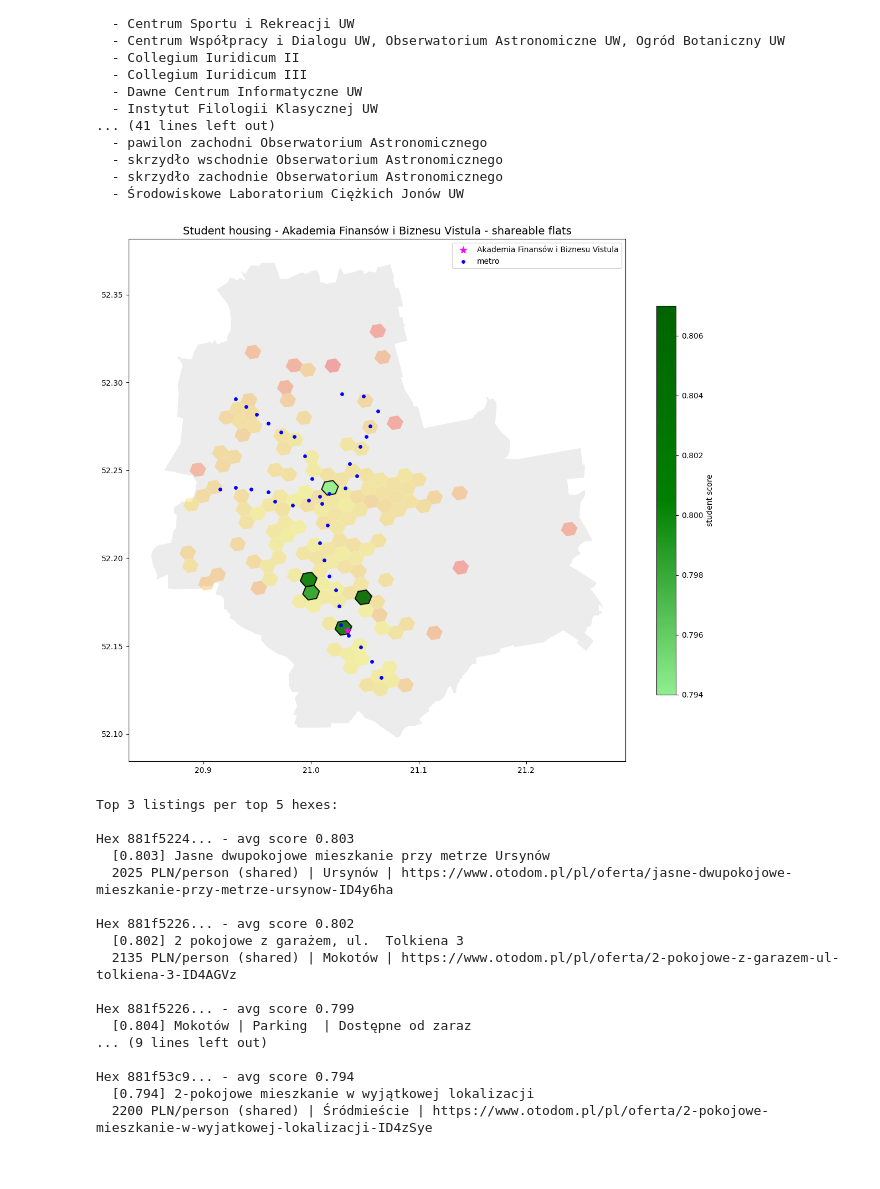
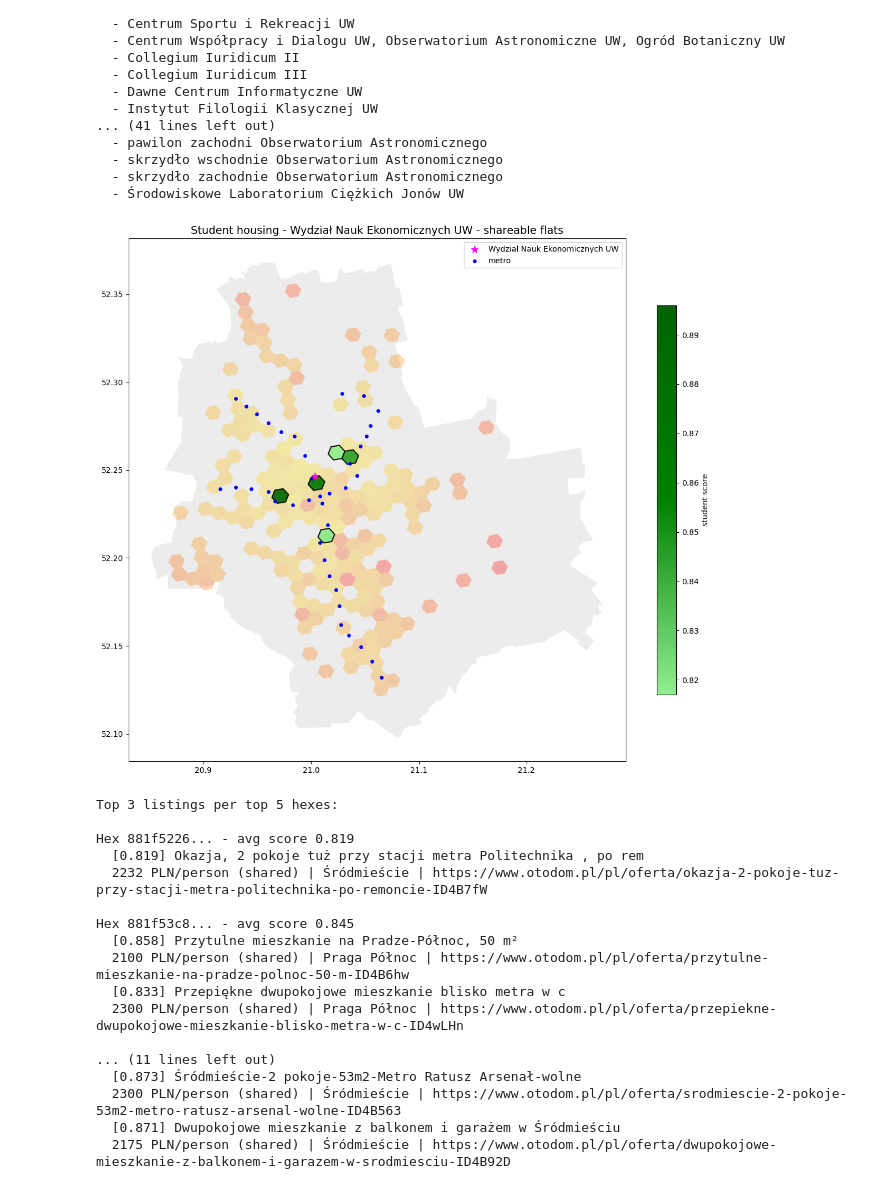
Before and after one commit to dimitriousss/studentliving, a Jupyter notebook: main_analysis.ipynb, the cells around one changed output. Drawn from its saved outputs; the diff is of its cells as text; code cells hidden in the pictures.

```diff
--- a/main_analysis.ipynb
+++ b/main_analysis.ipynb
@@ -495,7 +503,7 @@ Filtered to 1-2 rooms: 6 / 10 listings kept
 # %% [markdown]
 (*using an extract scraped previously as an example*)
 # %%
-df = pd.read_csv("warsaw_rent_clean_2903.csv")
+df = pd.read_csv("warsaw_rent_clean_0305.csv")
 # %% [markdown]
 ## Chapter 2: Dataset creation
 # %% [markdown]
@@ -1324,0 +1441,26 @@ Price per m2 split by quartile shows virtually identical medians signalling that
+# %%
+arch1 = df_solo[df_solo["archetype"] == 1]
+
+fig, ax = plt.subplots(figsize=(10, 6))
+
+scatter = ax.scatter(
+    arch1["transit_combined"],
+    arch1["uni_score"],
+    c=arch1["student_score"],
+    s=50,
+    alpha=0.6,
+    cmap="RdYlGn",
+    edgecolors="black",
+    linewidth=0.5
+)
+
+ax.set_xlabel("transit score", fontsize=11)
+ax.set_ylabel("university proximity score", fontsize=11)
+ax.set_title("Archetype 1 (suburban-integrated) - wide quality spread despite similar location", fontsize=12)
+
+cbar = plt.colorbar(scatter, ax=ax)
+cbar.set_label("student score", fontsize=11)
+
+ax.grid(True, alpha=0.3)
+plt.tight_layout()
+plt.show()
@@ -1635,37 +1781,37 @@ Buildings for Uniwersytet Warszawski:
   - Środowiskowe Laboratorium Ciężkich Jonów UW
 # %%
 result = student_housing_query(
-    university="Akademia Finansów i Biznesu Vistula",
-    building="Akademia Finansów i Biznesu Vistula",
+    university="Uniwersytet Warszawski",
+    building="Wydział Nauk Ekonomicznych UW",
     flat_type="shareable",
     gdf_listings=gdf_listings,
     gdf_universities=gdf_universities,
     gdf_districts=gdf_districts,
     gdf_transport=gdf_transport,
     gdf_metro=gdf_metro,
-    weight_affordability=0.20,
-    weight_transit=0.20,
+    weight_affordability=0.40,
+    weight_transit=0.30,
     weight_uni=0.20,
     weight_density=0.10,
-    weight_supermarkets=0.10,
-    weight_parks=0.20,
+    weight_supermarkets=0.00,
+    weight_parks=0.00,
 )
 # %% [output]
-[figure, old version]
+[figure, new version]
 Top 3 listings per top 5 hexes:
 
-Hex 881f5224... - avg score 0.803
-  [0.803] Jasne dwupokojowe mieszkanie przy metrze Ursynów
-  2025 PLN/person (shared) | Ursynów | https://www.otodom.pl/pl/oferta/jasne-dwupokojowe-mieszkanie-przy-metrze-ursynow-ID4y6ha
+Hex 881f5226... - avg score 0.819
+  [0.819] Okazja, 2 pokoje tuż przy stacji metra Politechnika , po rem
+  2232 PLN/person (shared) | Śródmieście | https://www.otodom.pl/pl/oferta/okazja-2-pokoje-tuz-przy-stacji-metra-politechnika-po-remoncie-ID4B7fW
 
-Hex 881f5226... - avg score 0.802
-  [0.802] 2 pokojowe z garażem, ul.  Tolkiena 3
-  2135 PLN/person (shared) | Mokotów | https://www.otodom.pl/pl/oferta/2-pokojowe-z-garazem-ul-tolkiena-3-ID4AGVz
+Hex 881f53c8... - avg score 0.845
+  [0.858] Przytulne mieszkanie na Pradze-Północ, 50 m²
+  2100 PLN/person (shared) | Praga Północ | https://www.otodom.pl/pl/oferta/przytulne-mieszkanie-na-pradze-polnoc-50-m-ID4B6hw
+  [0.833] Przepiękne dwupokojowe mieszkanie blisko metra w c
+  2300 PLN/person (shared) | Praga Północ | https://www.otodom.pl/pl/oferta/przepiekne-dwupokojowe-mieszkanie-blisko-metra-w-c-ID4wLHn
 
-Hex 881f5226... - avg score 0.799
-  [0.804] Mokotów | Parking  | Dostępne od zaraz
-... (9 lines left out)
-
-Hex 881f53c9... - avg score 0.794
-  [0.794] 2-pokojowe mieszkanie w wyjątkowej lokalizacji
-  2200 PLN/person (shared) | Śródmieście | https://www.otodom.pl/pl/oferta/2-pokojowe-mieszkanie-w-wyjatkowej-lokalizacji-ID4zSye
+... (11 lines left out)
+  [0.873] Śródmieście-2 pokoje-53m2-Metro Ratusz Arsenał-wolne
+  2300 PLN/person (shared) | Śródmieście | https://www.otodom.pl/pl/oferta/srodmiescie-2-pokoje-53m2-metro-ratusz-arsenal-wolne-ID4B563
+  [0.871] Dwupokojowe mieszkanie z balkonem i garażem w Śródmieściu
+  2175 PLN/person (shared) | Śródmieście | https://www.otodom.pl/pl/oferta/dwupokojowe-mieszkanie-z-balkonem-i-garazem-w-srodmiesciu-ID4B92D
```
Also changed, not shown: parts of 28 cells of this notebook.
